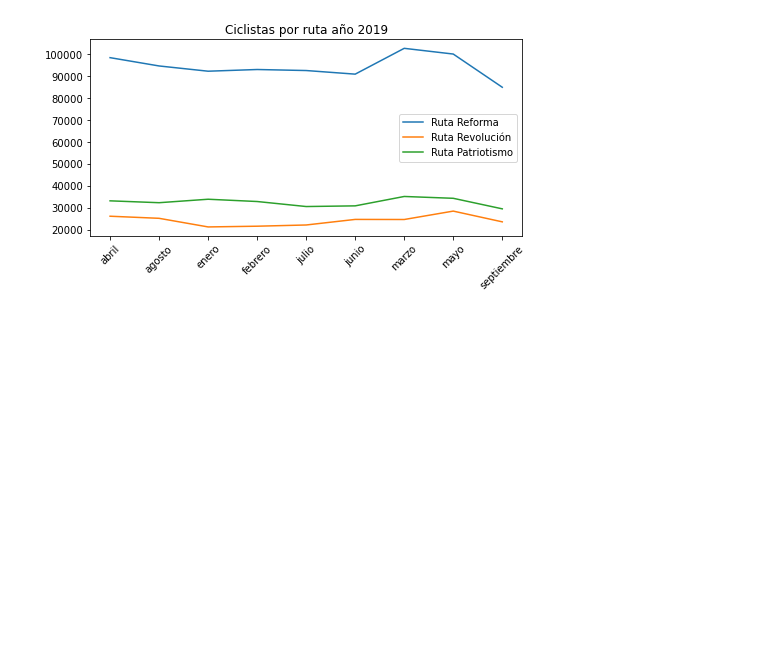
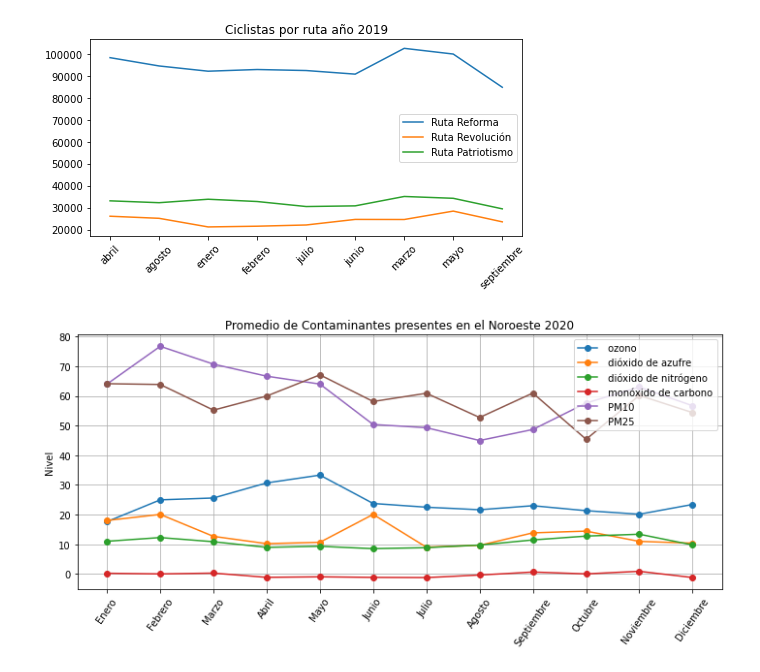
Before and after one commit to JonathanMartignon/Data_CDMX_Un_Aire_No_Tan_Bueno, a Jupyter notebook: Notebook/Notebook_Exploratorio.ipynb, the cells around one changed output. Drawn from its saved outputs; the diff is of its cells as text; code cells hidden in the pictures; blank space fills up the shorter version.

```diff
--- a/Notebook/Notebook_Exploratorio.ipynb
+++ b/Notebook/Notebook_Exploratorio.ipynb
@@ -722,3 +754,15 @@ plt.tight_layout()
 plt.show()
 # %% [output]
 [figure]
+# %%
+imeca_2020_df['Fecha']= pd.to_datetime(imeca_2020_df['Fecha'])
+# %%
+imeca_2020_df['Mes'] = imeca_2020_df['Fecha'].apply(lambda x: x.month)
+imeca_2020_df['Dia'] = imeca_2020_df['Fecha'].apply(lambda x: x.day)
+imeca_2020_df['Año'] = imeca_2020_df['Fecha'].apply(lambda x: x.year)
+# %%
+imeca_2020_group = imeca_2020_df.groupby('Mes').mean()
+# %%
+Grafica_Imeca('Noroeste',imeca_2020_group)
+# %% [output]
+[figure, added]
```
Also changed, not shown: parts of 9 cells of this notebook, 10 other files.
